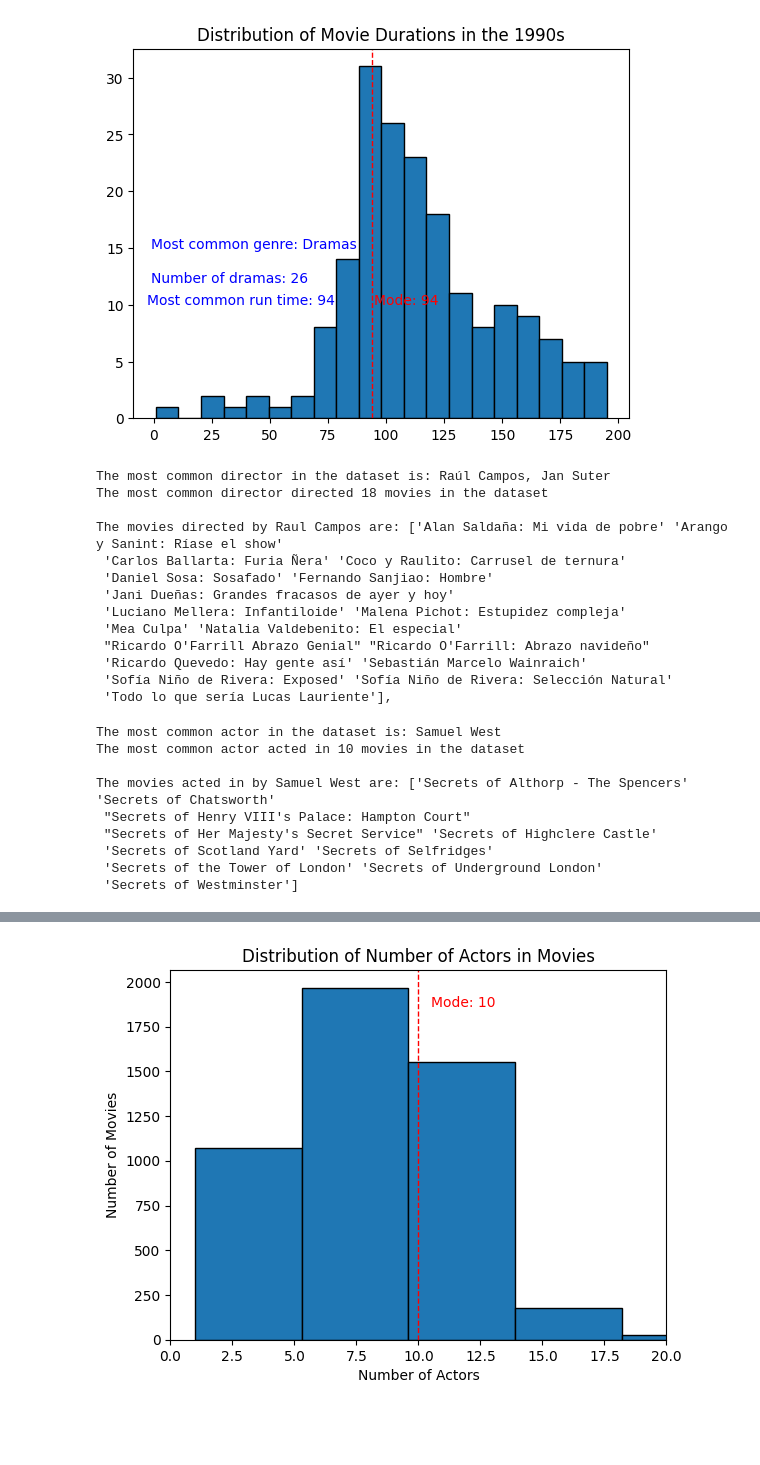
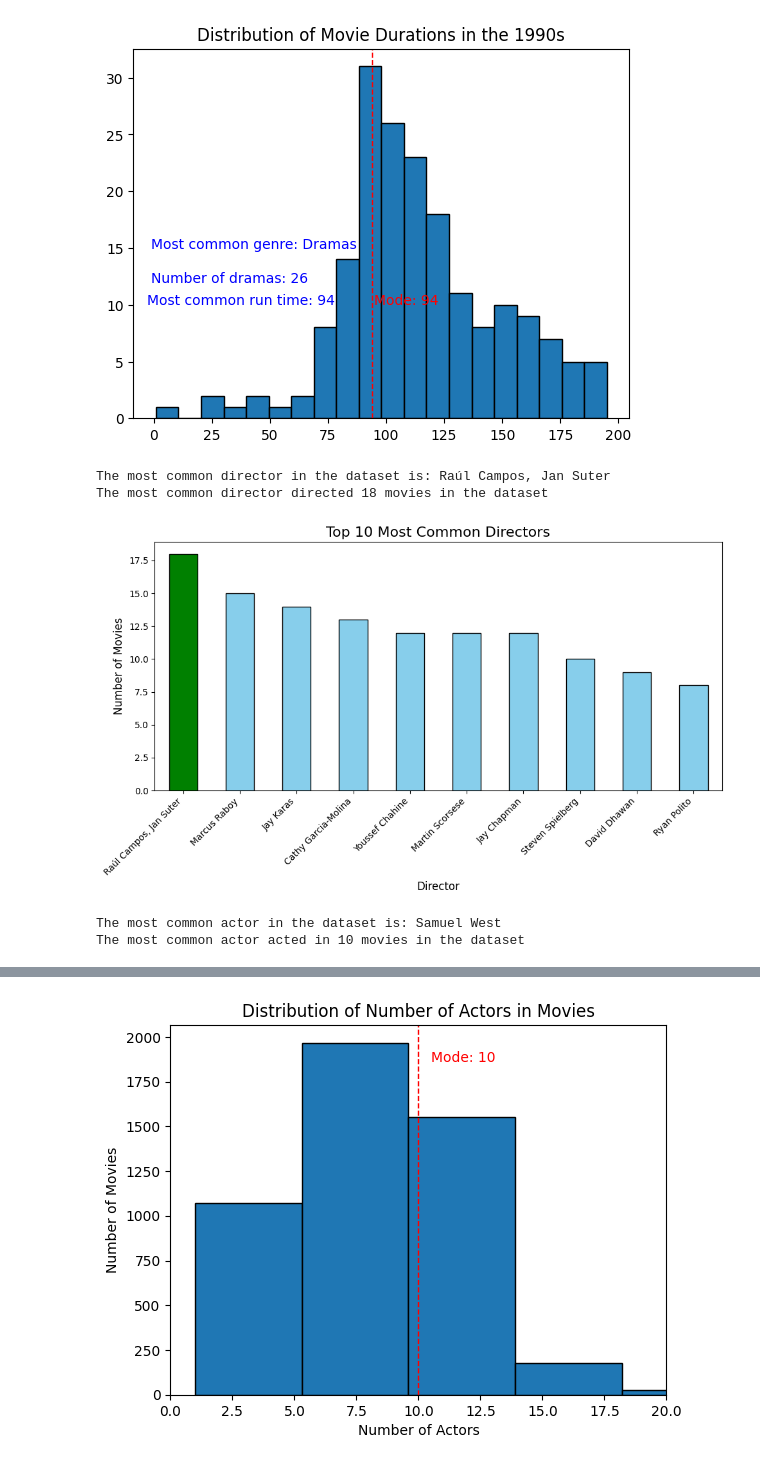
Before and after one commit to oaj1/Netflix, a Jupyter notebook: notebook.ipynb, the cells around one changed output, grey strips where cells are left out. Drawn from its saved outputs; the diff is of its cells as text; code cells hidden in the pictures; blank space fills up the shorter version.

```diff
--- a/notebook.ipynb
+++ b/notebook.ipynb
@@ -146,25 +154,33 @@ print(f"The most common director in the dataset is: {most_common_director}")
 most_common_director_count = netflix_df[netflix_df['director'] == most_common_director].shape[0]
 print(f"The most common director directed {most_common_director_count} movies in the dataset")
 print()
-
-#what were the movies Raul Campos directed?
-raul_campos_movies = netflix_df[netflix_df['director'] == 'Raúl Campos, Jan Suter']
-print(f"The movies directed by Raul Campos are: {raul_campos_movies['title'].values}")
-print()
 # %% [output]
 The most common director in the dataset is: Raúl Campos, Jan Suter
 The most common director directed 18 movies in the dataset
-
-The movies directed by Raul Campos are: ['Alan Saldaña: Mi vida de pobre' 'Arango y Sanint: Ríase el show'
- 'Carlos Ballarta: Furia Ñera' 'Coco y Raulito: Carrusel de ternura'
- 'Daniel Sosa: Sosafado' 'Fernando Sanjiao: Hombre'
- 'Jani Dueñas: Grandes fracasos de ayer y hoy'
- 'Luciano Mellera: Infantiloide' 'Malena Pichot: Estupidez compleja'
- 'Mea Culpa' 'Natalia Valdebenito: El especial'
- "Ricardo O'Farrill Abrazo Genial" "Ricardo O'Farrill: Abrazo navideño"
- 'Ricardo Quevedo: Hay gente así' 'Sebastián Marcelo Wainraich'
- 'Sofía Niño de Rivera: Exposed' 'Sofía Niño de Rivera: Selección Natural'
- 'Todo lo que sería Lucas Lauriente'],
+# %%
+# Import necessary libraries
+import matplotlib.pyplot as plt
+
+# Count the number of movies directed by each director
+director_counts = netflix_df['director'].value_counts().head(10)  # Top 10 directors
+
+# Get the most common director
+most_common_director = netflix_df['director'].mode()[0]
+
+# Assign colors: unique color for the most common director, default for others
+colors = ['green' if director == most_common_director else 'skyblue' for director in director_counts.index]
+
+# Create a bar chart for the top directors
+plt.figure(figsize=(10, 6))
+director_counts.plot(kind='bar', color=colors, edgecolor='black')
+plt.title('Top 10 Most Common Directors', fontsize=16)
+plt.xlabel('Director', fontsize=12)
+plt.ylabel('Number of Movies', fontsize=12)
+plt.xticks(rotation=45, ha='right')
+plt.tight_layout()
+plt.show()
+# %% [output]
+[figure, added]
 # %%
 #now lets answer the second question
 #find the most common actor in the dataset
@@ -177,15 +193,8 @@ print(f"The most common actor acted in {most_common_actor_count} movies in the d
 print()
 
 #create a visualization of the most movies acted in by the most common actor
-most_common_actor_movies = netflix_df[netflix_df['cast'] == most_common_actor]
-print(f"The movies acted in by {most_common_actor} are: {most_common_actor_movies['title'].values}")
+#most_common_actor_movies = netflix_df[netflix_df['cast'] == most_common_actor]
+#print(f"The movies acted in by {most_common_actor} are: {most_common_actor_movies['title'].values}")
 # %% [output]
 The most common actor in the dataset is: Samuel West
 The most common actor acted in 10 movies in the dataset
-
-The movies acted in by Samuel West are: ['Secrets of Althorp - The Spencers' 'Secrets of Chatsworth'
- "Secrets of Henry VIII's Palace: Hampton Court"
- "Secrets of Her Majesty's Secret Service" 'Secrets of Highclere Castle'
- 'Secrets of Scotland Yard' 'Secrets of Selfridges'
- 'Secrets of the Tower of London' 'Secrets of Underground London'
- 'Secrets of Westminster']
```
Also changed, not shown: parts of 2 cells of this notebook.
